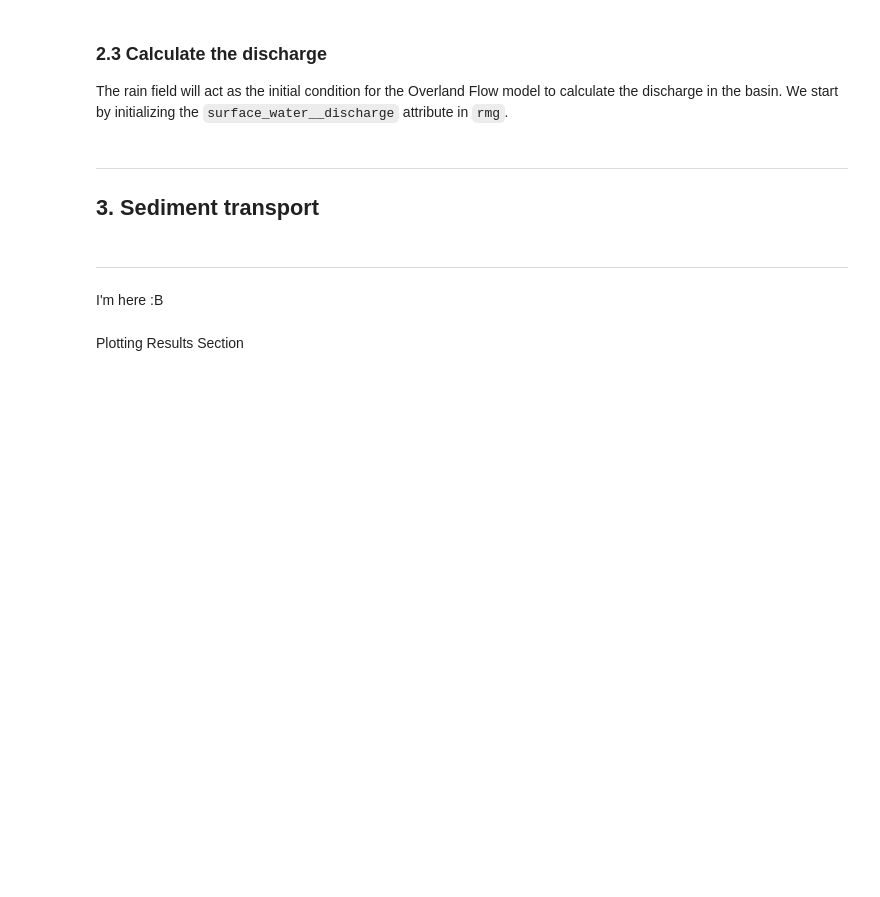
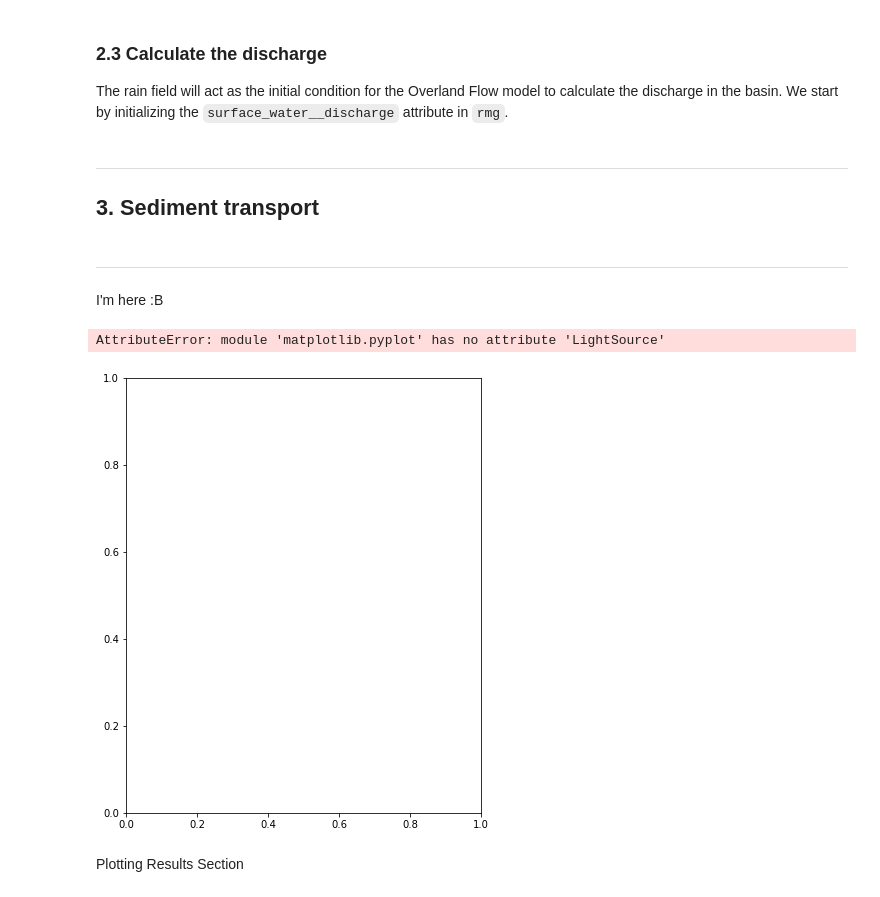
Before and after one commit to KarstModel/fluvial, a Jupyter notebook: fluvial_group.ipynb, the cells around one changed output. Cells and saved outputs as stored; diff of their text form; code cells hidden in the pictures; blank space fills up the shorter version.

```diff
--- a/fluvial_group.ipynb
+++ b/fluvial_group.ipynb
@@ -437,16 +442,19 @@ outlet_nearest_raster_cell = rmg.find_nearest_node([new_grid.x_of_node[14], new_
 outlet_link_to_sample = rmg.links_at_node[outlet_nearest_raster_cell][3]
 # %%
 # Plot floodplain
-fv.plot_initial_floodplain(zFP, nX, nY, grid)
+fv.plot_initial_floodplain(zFP, nX, nY, gridFP)
 
 # print(new_grid.at_node['topographic__elevation'][14])
 # print(zFP)
 # print(rmg.at_node.keys())
 
 # cll = rmg.find_nearest_node([new_grid.x_of_node[14], new_grid.y_of_node[14]])
 
 # print(cll)
 # rmg.at_node['surface_water__discharge'][cll]
+# %% [output]
+AttributeError: module 'matplotlib.pyplot' has no attribute 'LightSource'
+[figure, added]
 # %%
 # driving the model forward in a loop
 elapsed_time = 1.
```
Also changed, not shown: parts of 10 cells of this notebook, 1 other file.
